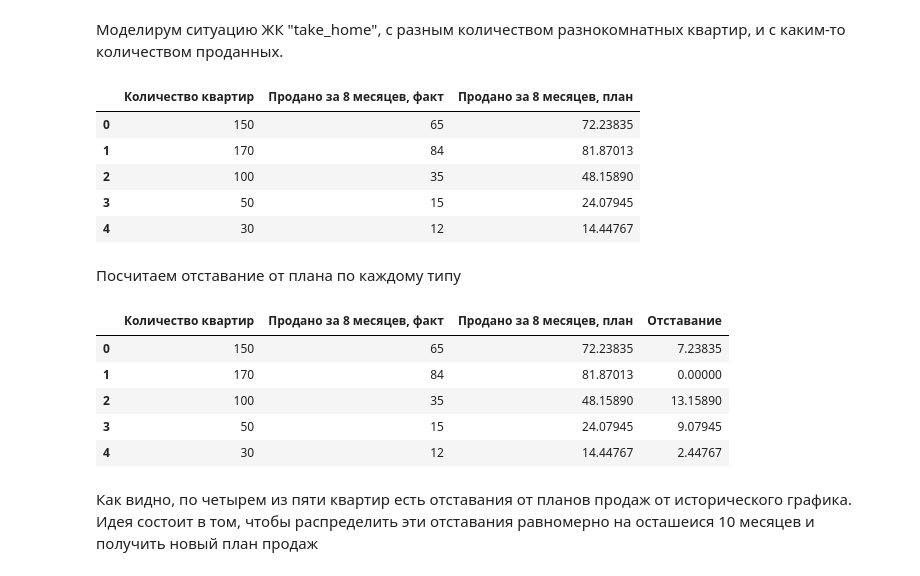
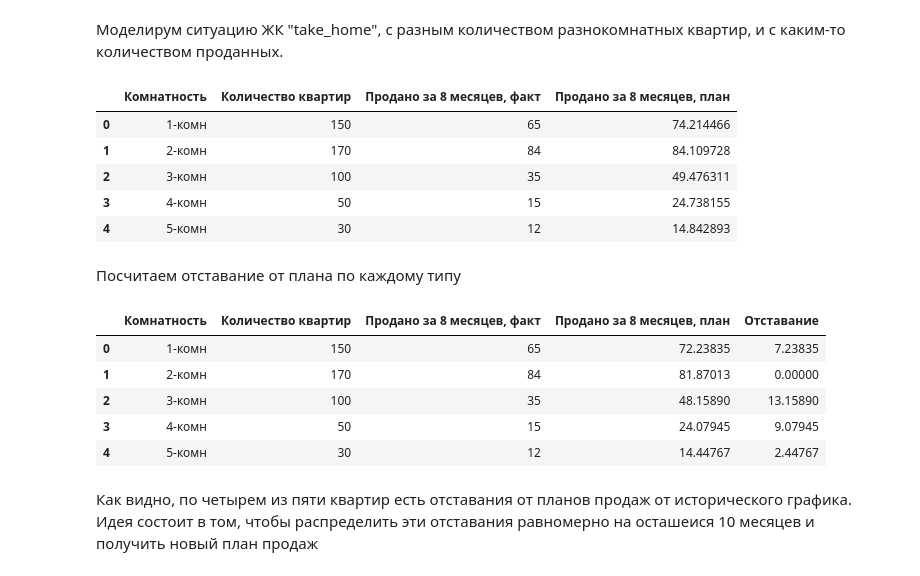
Before and after one commit to anuar1302/predicting_flats_sales, a Jupyter notebook: take_home.ipynb, the cells around one changed output. Cells and saved outputs as stored; diff of their text form; code cells hidden in the pictures.

```diff
--- a/take_home.ipynb
+++ b/take_home.ipynb
@@ -320,3 +321 @@ result[(result['city']=='Астана')&(result['class']=='Комфорт')].hea
 5 rows × 23 columns
-# %%
-columns_1_to_18 = result.columns.tolist()[5::]
@@ -337,22 +332,22 @@ historic_sales_rate
 Моделирум ситуацию ЖК "take_home",  с разным количеством разнокомнатных квартир, и с каким-то количеством проданных.
 # %%
 data = {
-    'Количество квартир': ['1-комн', '2-комн', '3-комн', '4-комн', '5-комн'],
+    'Комнатность': ['1-комн', '2-комн', '3-комн', '4-комн', '5-комн'],
     'Количество квартир':[150,170,100,50,30],
     'Продано за 8 месяцев, факт': [65,84,35,15,12],
     'Продано за 8 месяцев, план': [np.nan] * 5
 }
 take_home = pd.DataFrame(data)
-take_home['Продано за 8 месяцев, план'] = take_home['Количество квартир']*0.481589
+take_home['Продано за 8 месяцев, план'] = take_home['Количество квартир']*historic_sales_rate.at[0,'sold after 8 monthes']
 
 take_home
 # %% [output]
-|  | Количество квартир | Продано за 8 месяцев, факт | Продано за 8 месяцев, план |
-| 0 | 150 | 65 | 72.23835 |
-| 1 | 170 | 84 | 81.87013 |
-| 2 | 100 | 35 | 48.15890 |
-| 3 | 50 | 15 | 24.07945 |
-| 4 | 30 | 12 | 14.44767 |
+|  | Комнатность | Количество квартир | Продано за 8 месяцев, факт | Продано за 8 месяцев, план |
+| 0 | 1-комн | 150 | 65 | 74.214466 |
+| 1 | 2-комн | 170 | 84 | 84.109728 |
+| 2 | 3-комн | 100 | 35 | 49.476311 |
+| 3 | 4-комн | 50 | 15 | 24.738155 |
+| 4 | 5-комн | 30 | 12 | 14.842893 |
 # %% [markdown]
 Посчитаем отставание от плана по каждому типу
 # %%
@@ -360,12 +355,12 @@ take_home['Отставание'] = take_home['Продано за 8 месяц
 take_home['Отставание'] = take_home['Отставание'].apply(lambda x: max(x, 0))
 take_home
 # %% [output]
-|  | Количество квартир | Продано за 8 месяцев, факт | Продано за 8 месяцев, план | Отставание |
-| 0 | 150 | 65 | 72.23835 | 7.23835 |
-| 1 | 170 | 84 | 81.87013 | 0.00000 |
-| 2 | 100 | 35 | 48.15890 | 13.15890 |
-| 3 | 50 | 15 | 24.07945 | 9.07945 |
-| 4 | 30 | 12 | 14.44767 | 2.44767 |
+|  | Комнатность | Количество квартир | Продано за 8 месяцев, факт | Продано за 8 месяцев, план | Отставание |
+| 0 | 1-комн | 150 | 65 | 72.23835 | 7.23835 |
+| 1 | 2-комн | 170 | 84 | 81.87013 | 0.00000 |
+| 2 | 3-комн | 100 | 35 | 48.15890 | 13.15890 |
+| 3 | 4-комн | 50 | 15 | 24.07945 | 9.07945 |
+| 4 | 5-комн | 30 | 12 | 14.44767 | 2.44767 |
 # %% [markdown]
 Как видно, по четырем из пяти квартир есть отставания от планов продаж от исторического графика. Идея состоит в том, чтобы распределить эти отставания равномерно на осташеися 10 месяцев и получить новый план продаж
 # %%
```
Also changed, not shown: parts of 46 cells of this notebook.
